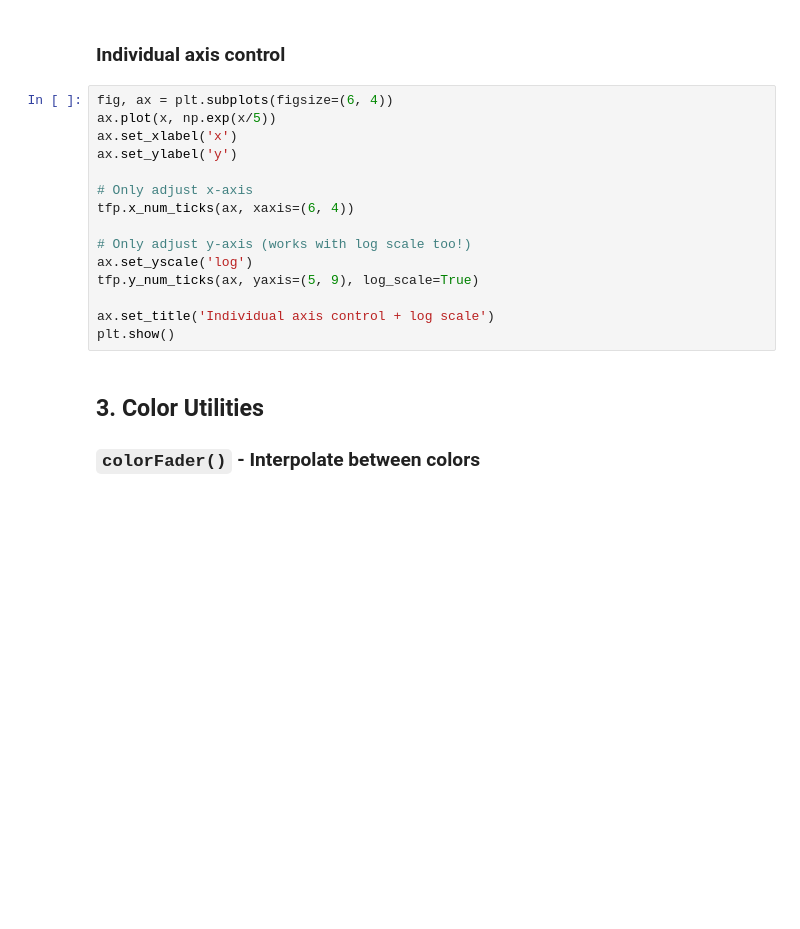
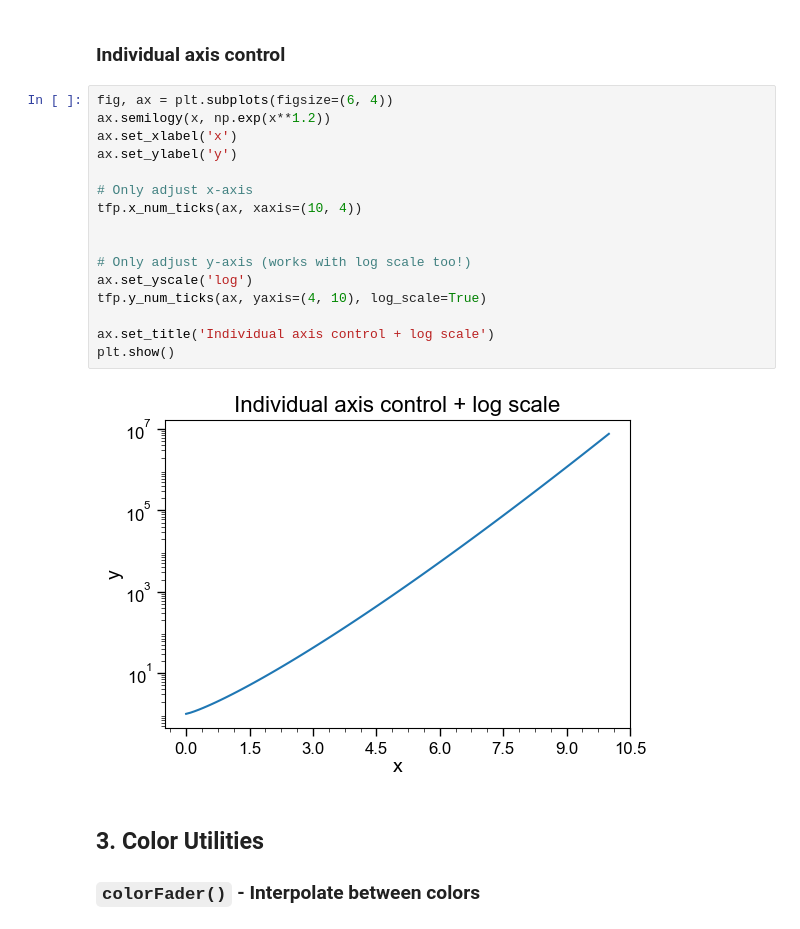
Before and after one commit to amplipy/tweakfig, a Jupyter notebook: examples/usage_examples.ipynb, the cells around one changed output. Drawn from its saved outputs; the diff is of its cells as text; blank space fills up the shorter version.

```diff
--- a/examples/usage_examples.ipynb
+++ b/examples/usage_examples.ipynb
@@ -94,19 +119,22 @@ plt.show()
 ### Individual axis control
 # %%
 fig, ax = plt.subplots(figsize=(6, 4))
-ax.plot(x, np.exp(x/5))
+ax.semilogy(x, np.exp(x**1.2))
 ax.set_xlabel('x')
 ax.set_ylabel('y')
 
 # Only adjust x-axis
-tfp.x_num_ticks(ax, xaxis=(6, 4))
+tfp.x_num_ticks(ax, xaxis=(10, 4))
+
 
 # Only adjust y-axis (works with log scale too!)
 ax.set_yscale('log')
-tfp.y_num_ticks(ax, yaxis=(5, 9), log_scale=True)
+tfp.y_num_ticks(ax, yaxis=(4, 10), log_scale=True)
 
 ax.set_title('Individual axis control + log scale')
 plt.show()
+# %% [output]
+[figure, added]
 # %% [markdown]
 ## 3. Color Utilities
 
```
Also changed, not shown: parts of 15 cells of this notebook.
